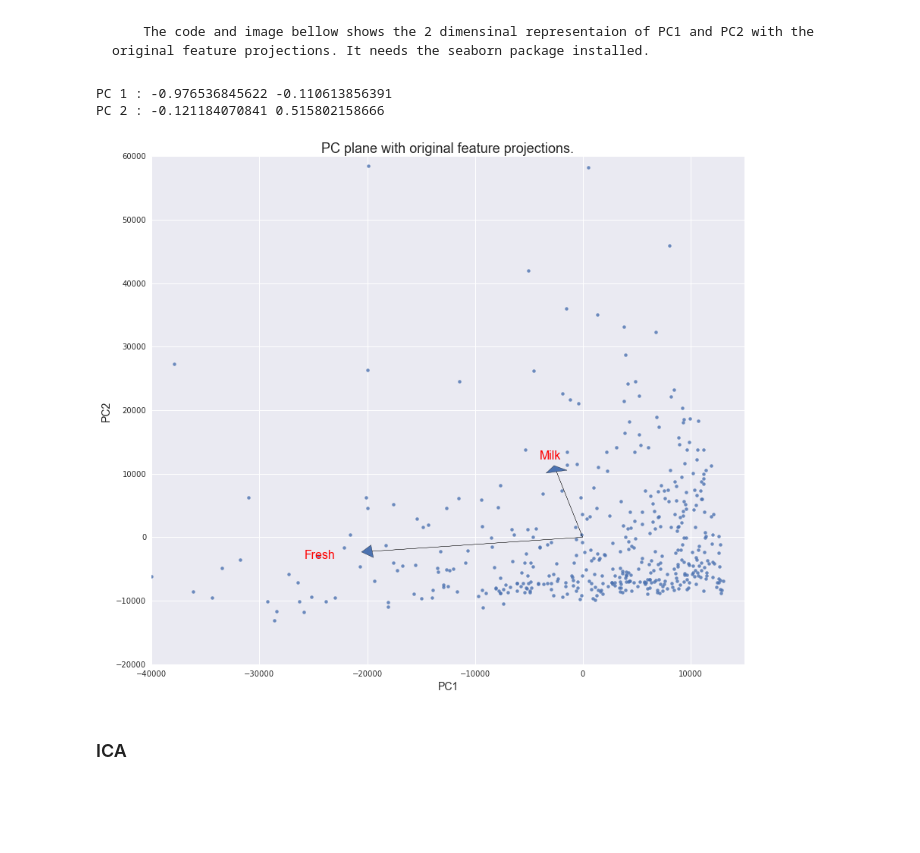
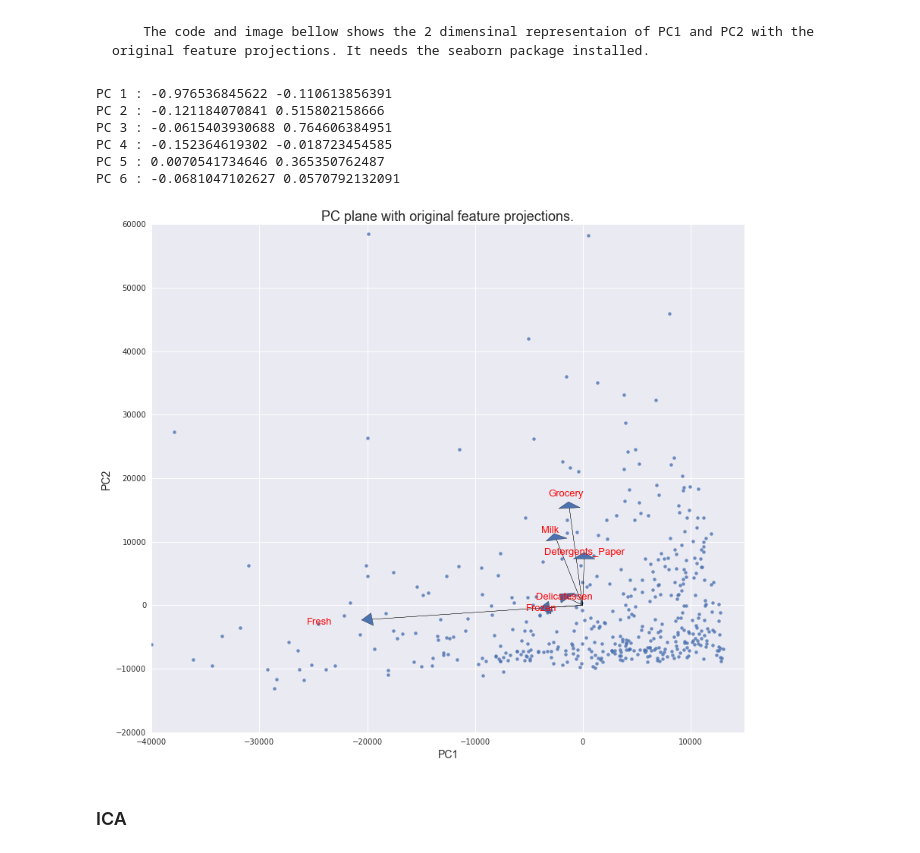
Before and after one commit to dmenin/UdacityMachineLearningEngineerNanodegree, a Jupyter notebook: 3_CreatingCustomerSegments/customer_segments.ipynb, the cells around one changed output. Drawn from its saved outputs; the diff is of its cells as text; code cells hidden in the pictures; blank space fills up the shorter version.

```diff
--- a/3_CreatingCustomerSegments/customer_segments.ipynb
+++ b/3_CreatingCustomerSegments/customer_segments.ipynb
@@ -99,28 +102,34 @@ plt.title('Individual and Cumulative Explained Variance for each component')
 # %%
 try:
     import seaborn as sns
     plt.figure(figsize=(14, 12))
     plt.ylim(ymax = 60000, ymin = -20000)
     plt.xlim(xmax = 15000, xmin = -40000)
     transformed = pca.fit_transform(data)
     sns.regplot(transformed[:, 0], transformed[:, 1], fit_reg=False)
     feature_vectors = pca.components_.T
-    feature_vectors =  feature_vectors[0:2]
-    arrow_size, text_pos = 2e4, 2.5e4
+    feature_vectors =  feature_vectors
+    arrow_size = 2e4
+    text_posX = 2.5e4
+    text_posY = 2.3e4
     for i, v in enumerate(feature_vectors):
         print 'PC',i+1,':', v[0], v[1]
         plt.arrow(0, 0, arrow_size*v[0], arrow_size*v[1], head_width=2000, head_length=1000)
-        plt.text(v[0]*text_pos, v[1]*text_pos, df.columns[i], color='r', ha='center', va='center', fontsize=16)
+        plt.text(v[0]*text_posX, v[1]*text_posY, df.columns[i], color='r', ha='center', va='center', fontsize=13)
     plt.xlabel("PC1", fontsize=14)
     plt.ylabel("PC2", fontsize=14)
     plt.title("PC plane with original feature projections.", fontsize=18)
     plt.show()
 except ImportError, e:
     print 'Module seaborn doesn''t exist. Install it to view the image.'
 # %% [output]
 PC 1 : -0.976536845622 -0.110613856391
 PC 2 : -0.121184070841 0.515802158666
+PC 3 : -0.0615403930688 0.764606384951
+PC 4 : -0.152364619302 -0.018723454585
+PC 5 : 0.0070541734646 0.365350762487
+PC 6 : -0.0681047102627 0.0570792132091
-[figure, old version]
+[figure, new version]
 # %% [markdown]
 ### ICA
 # %%
```
Also changed, not shown: parts of 13 cells of this notebook.
